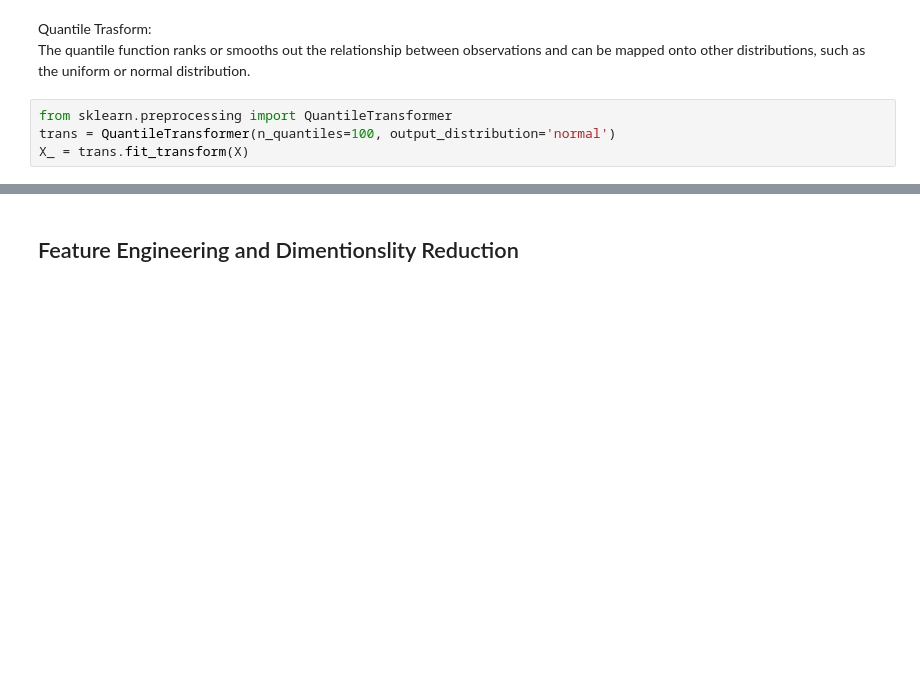
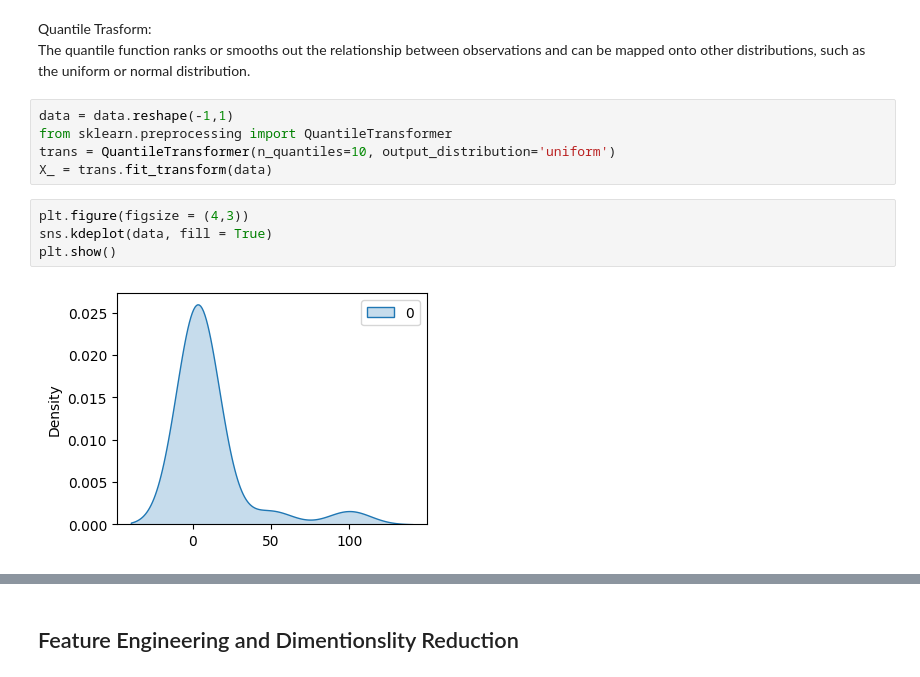
Before and after one commit to kruthi-sb/Data_science, a Jupyter notebook: all_modules_practice/M4.ipynb, the cells around one changed output, grey strips where cells are left out. Drawn from its saved outputs; the diff is of its cells as text; blank space fills up the shorter version.

```diff
--- a/all_modules_practice/M4.ipynb
+++ b/all_modules_practice/M4.ipynb
@@ -92,6 +110,13 @@ The quantile function ranks or smooths out the relationship between observations
 and can be mapped onto other distributions, such as the uniform or normal
 distribution.
 # %%
+data = data.reshape(-1,1)
 from sklearn.preprocessing import QuantileTransformer
-trans = QuantileTransformer(n_quantiles=100, output_distribution='normal')
-X_ = trans.fit_transform(X)
+trans = QuantileTransformer(n_quantiles=10, output_distribution='uniform')
+X_ = trans.fit_transform(data)
+# %%
+plt.figure(figsize = (4,3))
+sns.kdeplot(data, fill = True)
+plt.show()
+# %% [output]
+[figure, added]
```
Also changed, not shown: parts of 9 cells of this notebook.
